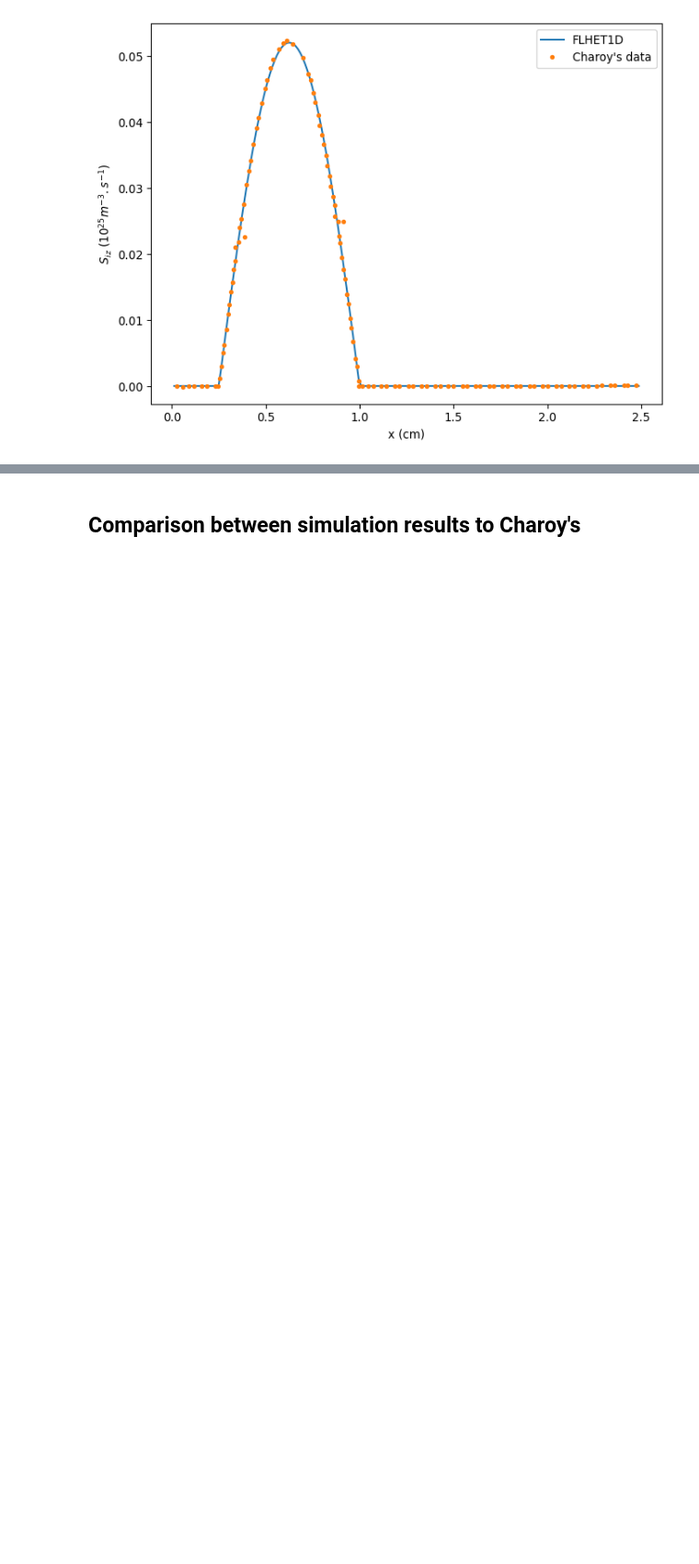
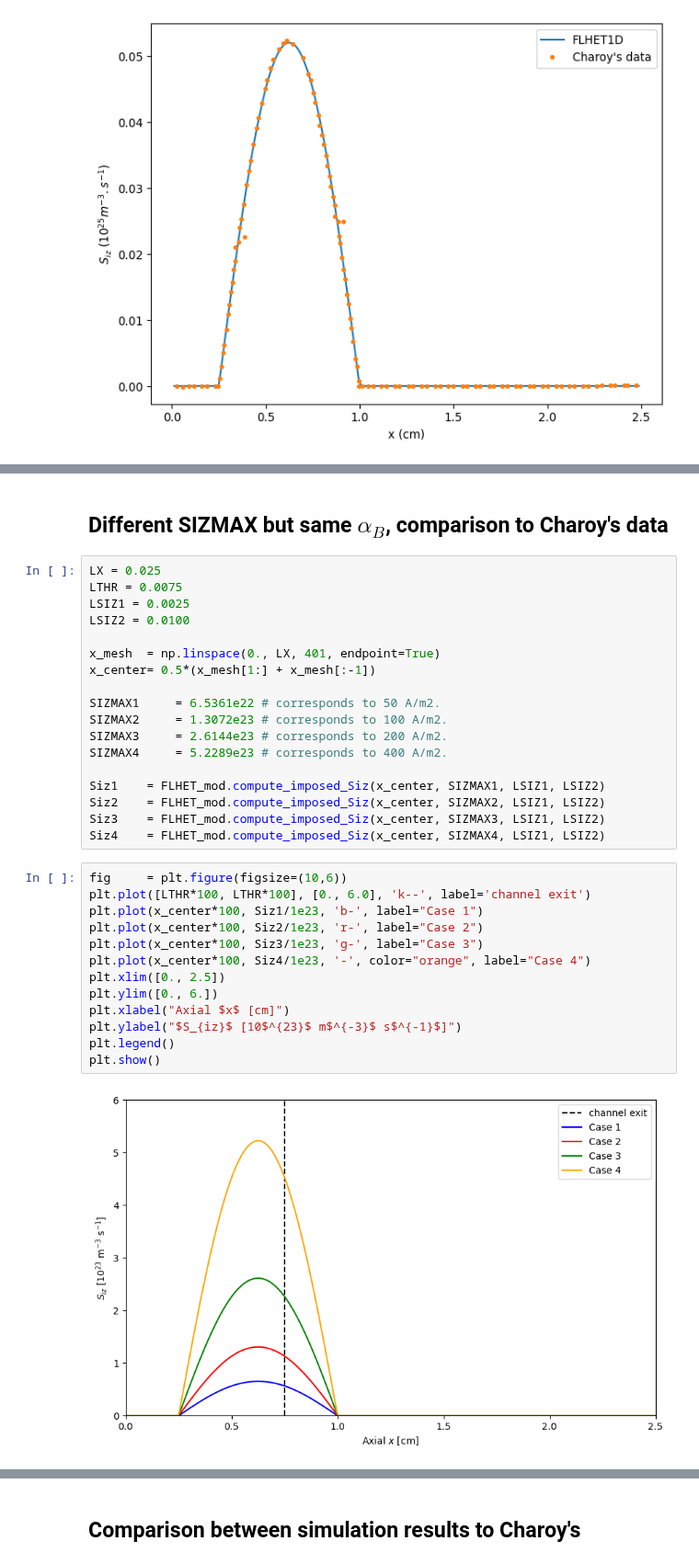
Before and after one commit to federicopetronio/FLHET1D, a Jupyter notebook: Plots_Charoy.ipynb, the cells around one changed output, grey strips where cells are left out. Shown at 92% size. Drawn from its saved outputs; the diff is of its cells as text; blank space fills up the shorter version.

```diff
--- a/Plots_Charoy.ipynb
+++ b/Plots_Charoy.ipynb
@@ -180,0 +202,35 @@ plt.show()
+# %% [markdown]
+## Different SIZMAX but same $\alpha_B$, comparison to Charoy's data
+# %%
+LX = 0.025
+LTHR = 0.0075
+LSIZ1 = 0.0025
+LSIZ2 = 0.0100
+
+x_mesh  = np.linspace(0., LX, 401, endpoint=True)
+x_center= 0.5*(x_mesh[1:] + x_mesh[:-1])
+
+SIZMAX1     = 6.5361e22 # corresponds to 50 A/m2.
+SIZMAX2     = 1.3072e23 # corresponds to 100 A/m2.
+SIZMAX3     = 2.6144e23 # corresponds to 200 A/m2.
+SIZMAX4     = 5.2289e23 # corresponds to 400 A/m2.
+
+Siz1    = FLHET_mod.compute_imposed_Siz(x_center, SIZMAX1, LSIZ1, LSIZ2)
+Siz2    = FLHET_mod.compute_imposed_Siz(x_center, SIZMAX2, LSIZ1, LSIZ2)
+Siz3    = FLHET_mod.compute_imposed_Siz(x_center, SIZMAX3, LSIZ1, LSIZ2)
+Siz4    = FLHET_mod.compute_imposed_Siz(x_center, SIZMAX4, LSIZ1, LSIZ2)
+# %%
+fig     = plt.figure(figsize=(10,6))
+plt.plot([LTHR*100, LTHR*100], [0., 6.0], 'k--', label='channel exit')
+plt.plot(x_center*100, Siz1/1e23, 'b-', label="Case 1")
+plt.plot(x_center*100, Siz2/1e23, 'r-', label="Case 2")
+plt.plot(x_center*100, Siz3/1e23, 'g-', label="Case 3")
+plt.plot(x_center*100, Siz4/1e23, '-', color="orange", label="Case 4")
+plt.xlim([0., 2.5])
+plt.ylim([0., 6.])
+plt.xlabel("Axial $x$ [cm]")
+plt.ylabel("$S_{iz}$ [10$^{23}$ m$^{-3}$ s$^{-1}$]")
+plt.legend()
+plt.show()
+# %% [output]
+[figure, added]
```
Also changed, not shown: parts of 7 cells of this notebook, 10 other files.
